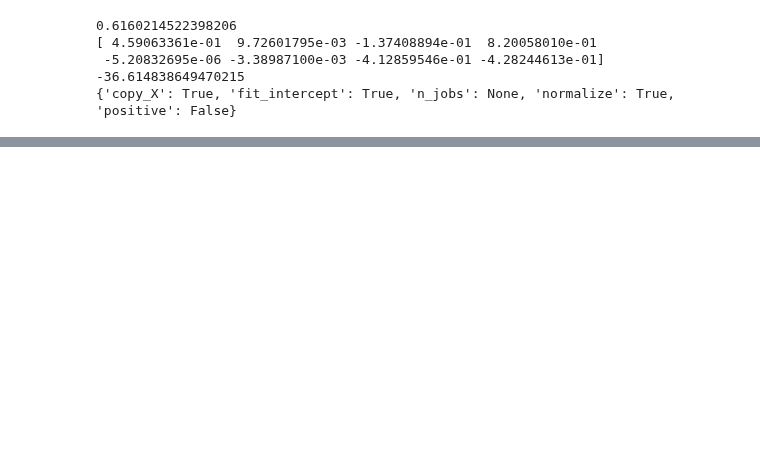
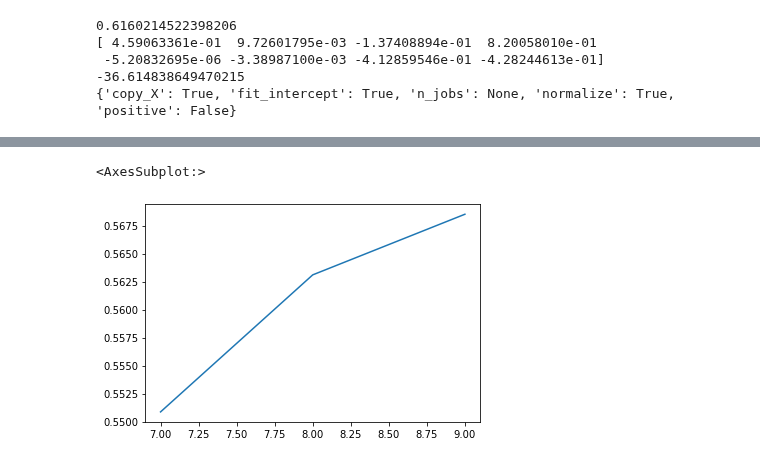
Before and after one commit to andrewmejia600/DS7333, a Jupyter notebook: CASE_STUDY_10/Case 10 Imputation.ipynb, the cells around one changed output, grey strips where cells are left out. Cells and saved outputs as stored; diff of their text form; code cells hidden in the pictures; blank space fills up the shorter version.

```diff
--- a/CASE_STUDY_10/Case 10 Imputation.ipynb
+++ b/CASE_STUDY_10/Case 10 Imputation.ipynb
@@ -213,0 +355,5 @@ df_overall['r2'].plot()
+# %%
+df_overall[df_overall['Scenario'].str.contains("MAR")]['r2'].plot()
+# %% [output]
+<AxesSubplot:>
+[figure, added]
```
Also changed, not shown: parts of 26 cells of this notebook.
